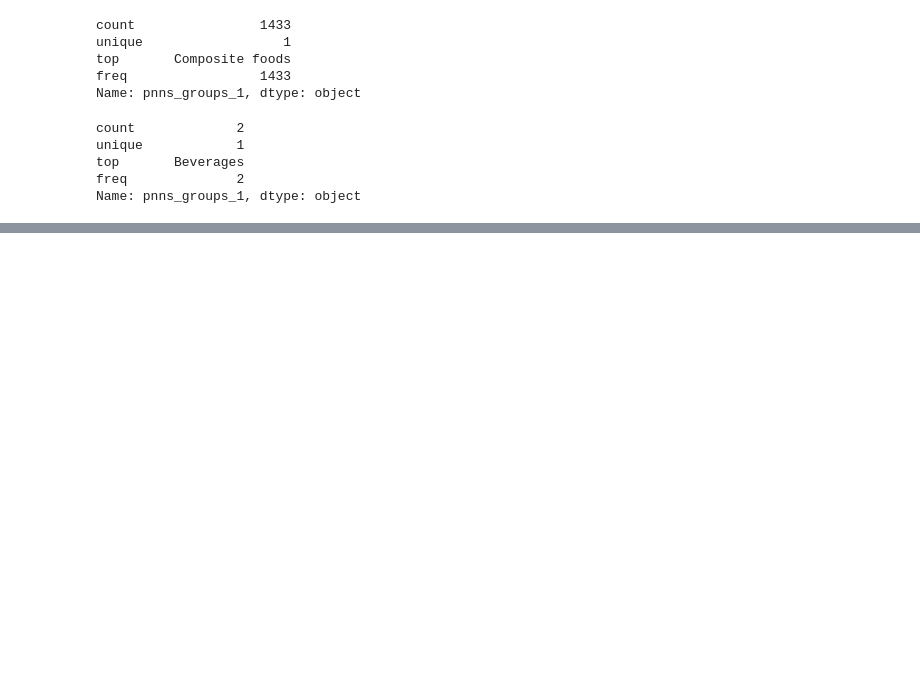
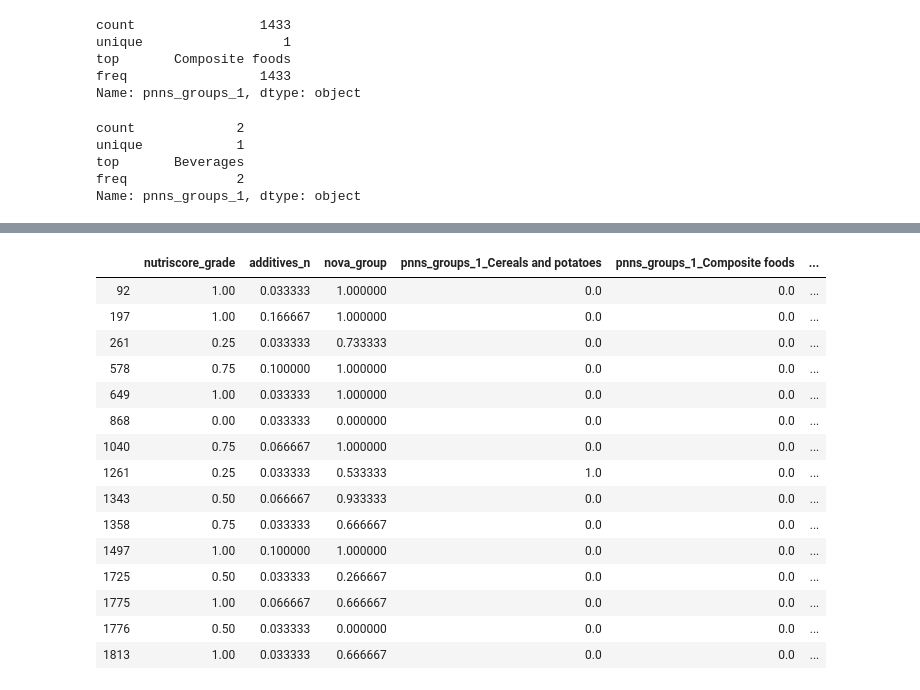
Before and after one commit to sebastienbourgeois/oc-p3-conception-application-sante-publique, a Jupyter notebook: PSante_02_notebookexploration.ipynb, the cells around one changed output, grey strips where cells are left out. Saved outputs shown, nothing was run; the diff lists cells and outputs as text; code cells hidden in the pictures; blank space fills up the shorter version.

```diff
--- a/PSante_02_notebookexploration.ipynb
+++ b/PSante_02_notebookexploration.ipynb
@@ -1540,0 +1665,6 @@ open_food_facts_df.info()
+# %%
+# imputation des données de Nova group avec l'algo k-NN avec 5 voisins
+from sklearn.impute import KNNImputer
+
+imputer = KNNImputer(n_neighbors=5)
+imputation_knn_df = pd.DataFrame(imputer.fit_transform(imputation_knn_df), columns = imputation_knn_df.columns)
@@ -1540,0 +1683,19 @@ open_food_facts_df.info()
+# %%
+imputation_knn_df.iloc[index_donnees_imputees].head(15)
+# %% [output]
+|  | nutriscore_grade | additives_n | nova_group | pnns_groups_1_Cereals and potatoes | pnns_groups_1_Composite foods | ... |
+| 92 | 1.00 | 0.033333 | 1.000000 | 0.0 | 0.0 | ... |
+| 197 | 1.00 | 0.166667 | 1.000000 | 0.0 | 0.0 | ... |
+| 261 | 0.25 | 0.033333 | 0.733333 | 0.0 | 0.0 | ... |
+| 578 | 0.75 | 0.100000 | 1.000000 | 0.0 | 0.0 | ... |
+| 649 | 1.00 | 0.033333 | 1.000000 | 0.0 | 0.0 | ... |
+| 868 | 0.00 | 0.033333 | 0.000000 | 0.0 | 0.0 | ... |
+| 1040 | 0.75 | 0.066667 | 1.000000 | 0.0 | 0.0 | ... |
+| 1261 | 0.25 | 0.033333 | 0.533333 | 1.0 | 0.0 | ... |
+| 1343 | 0.50 | 0.066667 | 0.933333 | 0.0 | 0.0 | ... |
+| 1358 | 0.75 | 0.033333 | 0.666667 | 0.0 | 0.0 | ... |
+| 1497 | 1.00 | 0.100000 | 1.000000 | 0.0 | 0.0 | ... |
+| 1725 | 0.50 | 0.033333 | 0.266667 | 0.0 | 0.0 | ... |
+| 1775 | 1.00 | 0.066667 | 0.666667 | 0.0 | 0.0 | ... |
+| 1776 | 0.50 | 0.033333 | 0.000000 | 0.0 | 0.0 | ... |
+| 1813 | 1.00 | 0.033333 | 0.666667 | 0.0 | 0.0 | ... |
```
Also changed, not shown: parts of 27 cells of this notebook.
